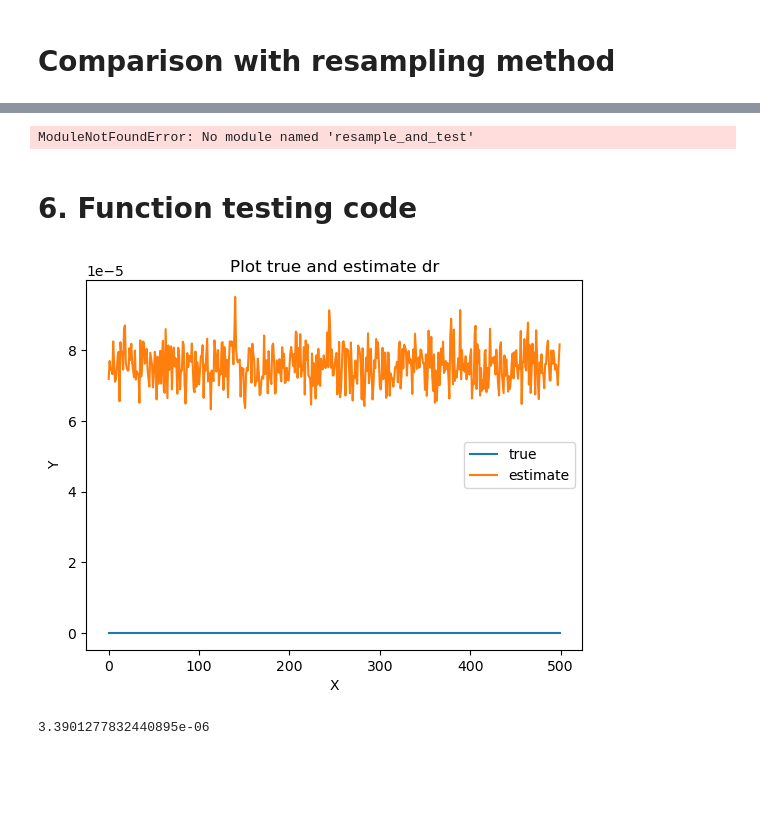
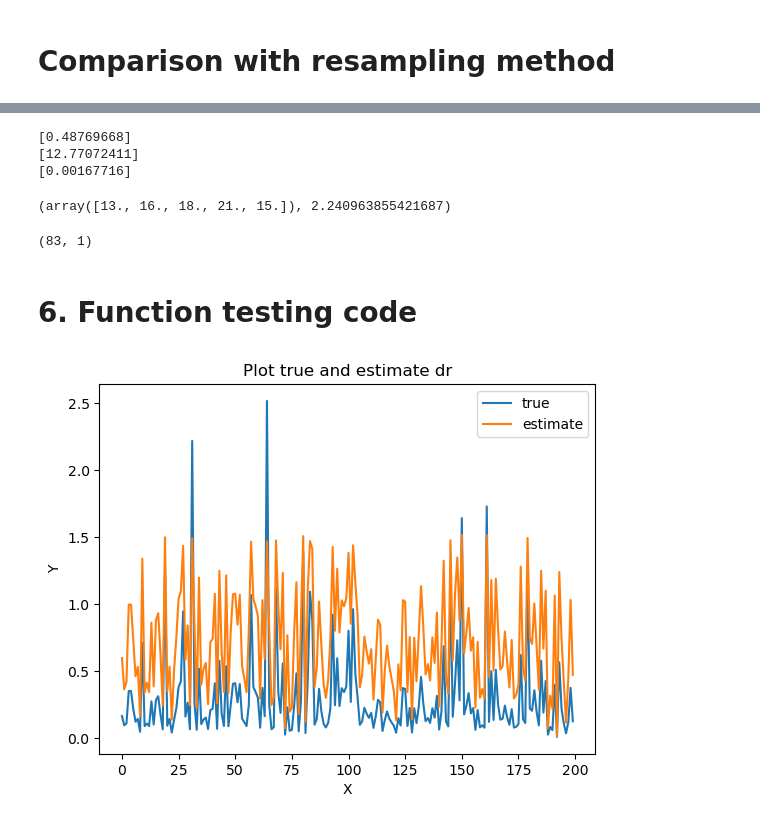
Before and after one commit to BowenXU0126/Covariate-shift-CRT, a Jupyter notebook: Covariate Shift.ipynb, the cells around one changed output, grey strips where cells are left out. Cells and saved outputs as stored; diff of their text form; code cells hidden in the pictures; blank space fills up the shorter version.

```diff
--- a/Covariate Shift.ipynb
+++ b/Covariate Shift.ipynb
@@ -325,0 +431,8 @@ print(la.norm(true_list - sample_density_ratio2)/10000)
+# %%
+# Calculate average loss of 2 estimate method
+for i in range(1000):
+    Y_source, X_source, V_source, Z_source, Y_target, X_target, V_target, Z_target = generate(ns,nt, p,q, s, t, u, 0)
+
+    # calculate density ratio
+    D_s = np.concatenate((X_source, Z_source, V_source), axis = 1)
+    D_t = np.concatenate((X_target, Z_target, V_target), axis = 1)
@@ -435,40 +577,70 @@ Note: you may need to restart the kernel to use updated packages.
 # %%
-from resample_and_test import ShiftTester
+Y_source, X_source, V_source, Z_source, Y_target, X_target, V_target, Z_target = generate(ns,nt, p,q, s, t, u, 0)
+
+sample_density_ratio2 = norm_est_ratio(D_s, D_t)
+# sample_density_ratio2 = density_ratio_estimate_prob_LR(D_t, D_s)
+
+sum = 0
+max = 0
+min = np.inf
+true_list = []
+for i in range(1000):
+    value = true_density_ratio(X_source[i], Z_source[i], V_source[i], s, t, p,q)
+    true_list.append(value)
+    if value <= min:
+        min = value
+    elif value >= max:
+        max = value
+    sum += value
+    # print(true_density_ratio(X_source[i], Z_source[i], V_source[i], s, t))
+    # print(Z_source[i]@s + X_source[i] - Z_source[i]@t + X_source[i])
+print(sum/2000)
+print(max)
+print(min)
 # %% [output]
-ModuleNotFoundError: No module named 'resample_and_test'
+[0.48769668]
+[12.77072411]
+[0.00167716]
+# %%
+Y_, X_, Z_, V_ = resample(Y_source, X_source, Z_source, V_source, max,true_density=False, density_ratio=sample_density_ratio2)
+PCRtest(Y_, X_, Z_, V_, u, s, t, L = 5, K = 20, covariate_shift = False, density_ratio = sample_density_ratio2, regr = reg)
+# %% [output]
+(array([13., 16., 18., 21., 15.]), 2.240963855421687)
+# %%
+Y_.shape
+# %% [output]
+(83, 1)
 # %% [markdown]
 # 6. Function testing code
 # %%
 # Test density ratio estimation
-nn = 500
+nn = 200
 
-o = np.random.normal(0, 0.1, (nn,5))
-a = np.random.normal(5, 0.1, (nn,5))
-d = density_ratio_estimate_prob_NN(o,a)
+o = np.random.normal(1, 1, (nn,1))
+a = np.random.normal(2, 1, (nn,1))
+d = density_ratio_estimate_prob_LR(o,a,Z_known=False)
 
 true = []
 for i in a:
     true.append(np.exp(1/2 - i.sum()))
 
 import matplotlib.pyplot as plt
 
 
 # Generate x-axis values
 x = range(nn)
 
 # Create the plot with two lines
 plt.plot(x, true, label='true')
 plt.plot(x, d, label='estimate')
 
 # Add labels, title, and legend
 plt.xlabel('X')
 plt.ylabel('Y')
 plt.title('Plot true and estimate dr')
 plt.legend()
 
 # Show the plot
 plt.show()
-print(la.norm(true - d)/nn)
 # %% [output]
-[figure, old version]
+[figure, new version]
-3.3901277832440895e-06
```
Also changed, not shown: parts of 16 cells of this notebook.
